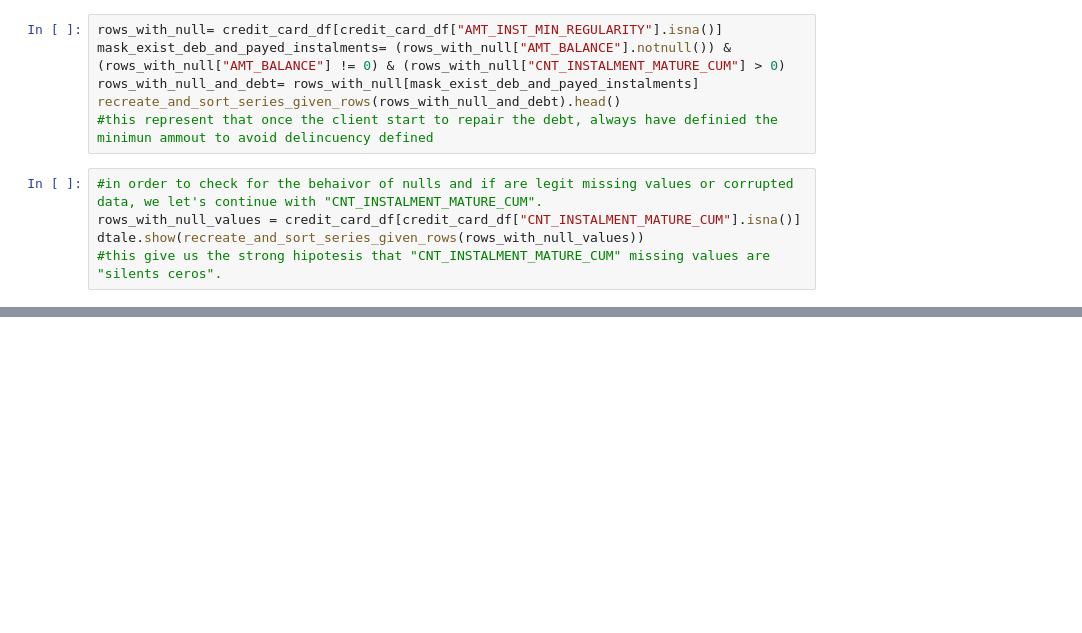
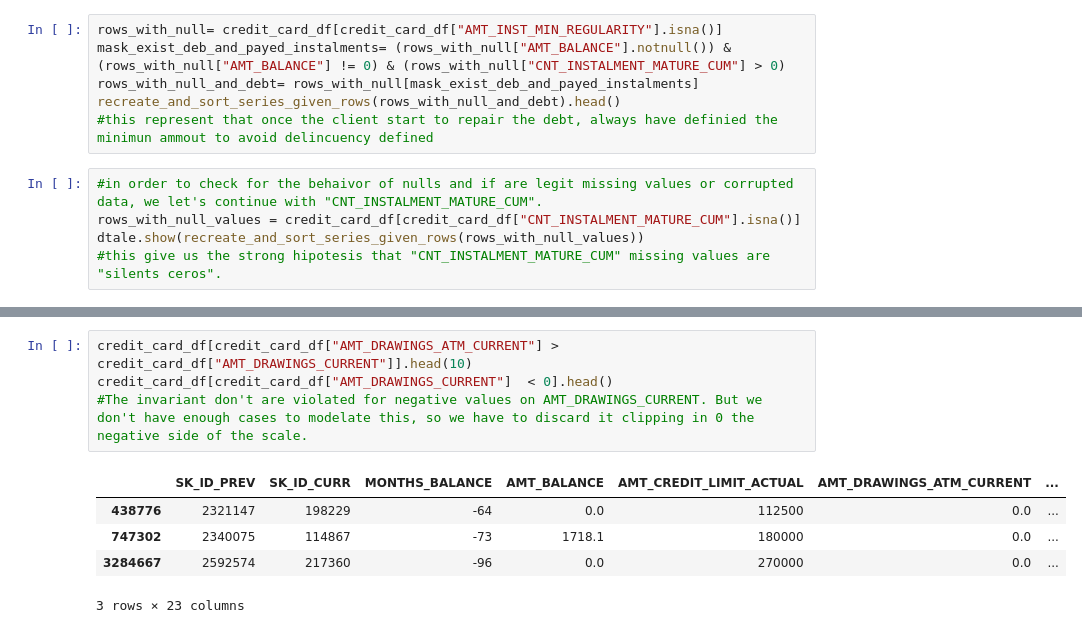
Before and after one commit to KuroEinzbern/Home-Credit-Default-Risk-Kaggle, a Jupyter notebook: notebooks/EDA/eda_credit_card.ipynb, the cells around one changed output, grey strips where cells are left out. Drawn from its saved outputs; the diff is of its cells as text; blank space fills up the shorter version.

```diff
--- a/notebooks/EDA/eda_credit_card.ipynb
+++ b/notebooks/EDA/eda_credit_card.ipynb
@@ -199,0 +229,10 @@ los nulls de Min regularity, no deberia existir deuda a pagar en escenarios dond
+# %%
+credit_card_df[credit_card_df["AMT_DRAWINGS_ATM_CURRENT"] > credit_card_df["AMT_DRAWINGS_CURRENT"]].head(10)
+credit_card_df[credit_card_df["AMT_DRAWINGS_CURRENT"]  < 0].head()
+#The invariant don't are violated for negative values on AMT_DRAWINGS_CURRENT. But we don't have enough cases to modelate this, so we have to discard it clipping in 0 the negative side of the scale.
+# %% [output]
+|  | SK_ID_PREV | SK_ID_CURR | MONTHS_BALANCE | AMT_BALANCE | AMT_CREDIT_LIMIT_ACTUAL | AMT_DRAWINGS_ATM_CURRENT | ... |
+| 438776 | 2321147 | 198229 | -64 | 0.0 | 112500 | 0.0 | ... |
+| 747302 | 2340075 | 114867 | -73 | 1718.1 | 180000 | 0.0 | ... |
+| 3284667 | 2592574 | 217360 | -96 | 0.0 | 270000 | 0.0 | ... |
+3 rows × 23 columns
```
Also changed, not shown: parts of 13 cells of this notebook.
